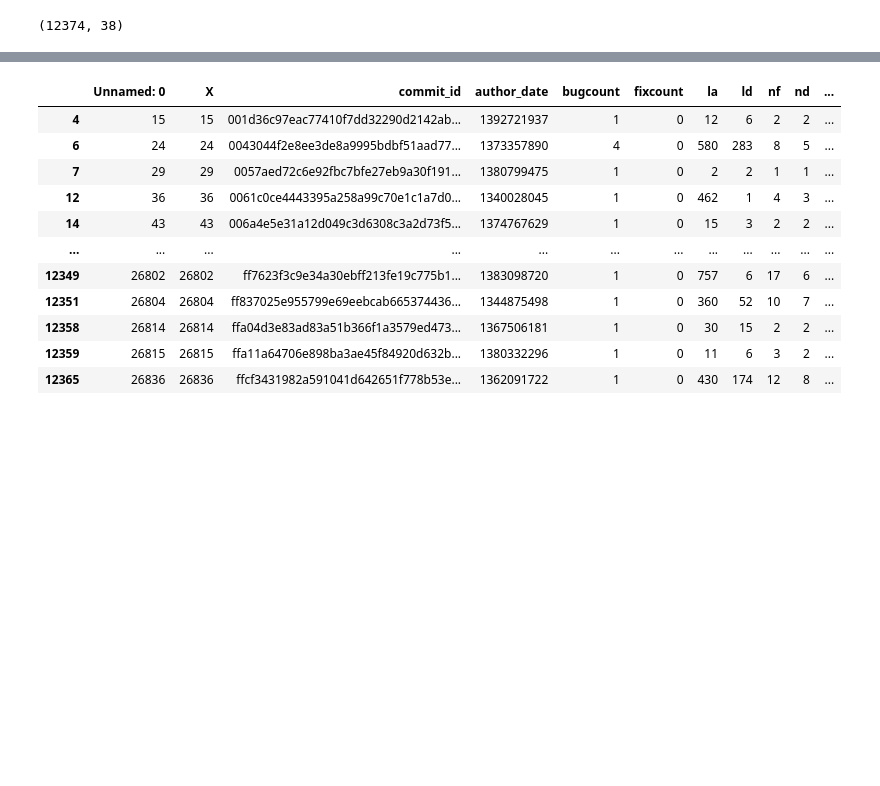
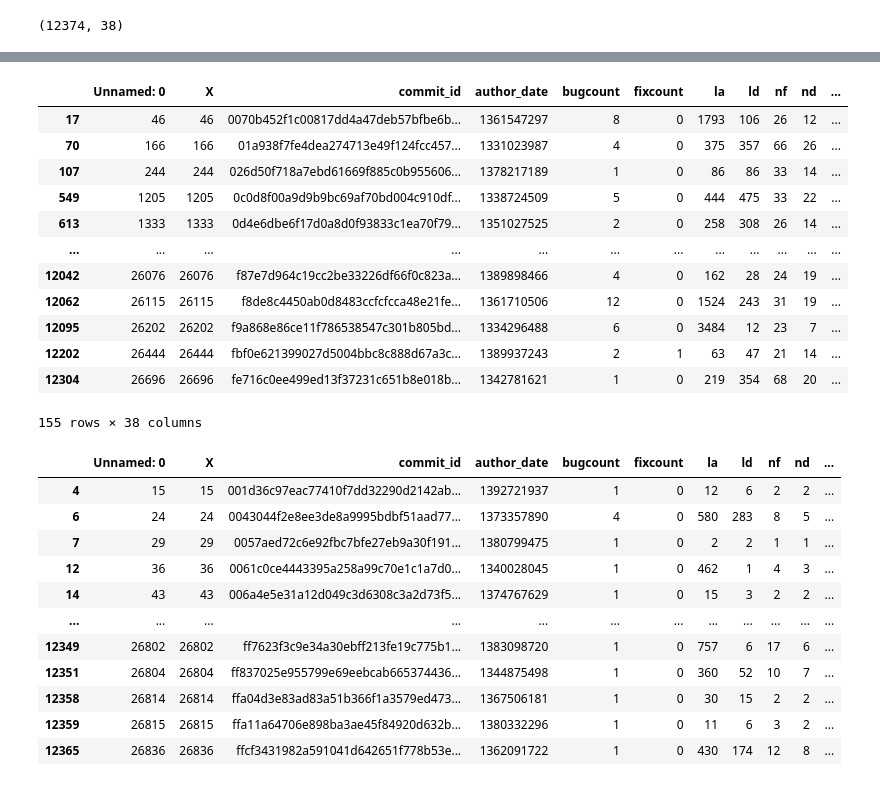
Before and after one commit to uw-swag/jit-bugpred, a Jupyter notebook: notebooks/moving_target.ipynb, the cells around one changed output, grey strips where cells are left out. Cells and saved outputs as stored; diff of their text form; code cells hidden in the pictures; blank space fills up the shorter version.

```diff
--- a/notebooks/moving_target.ipynb
+++ b/notebooks/moving_target.ipynb
@@ -13 +33,17 @@ df1.shape
+# %%
+df1[(df1['buggy'] == 'TRUE') & (df1['nf'] > 20)]
+# %% [output]
+|  | Unnamed: 0 | X | commit_id | author_date | bugcount | fixcount | la | ld | nf | nd | ... |
+| 17 | 46 | 46 | 0070b452f1c00817dd4a47deb57bfbe6b... | 1361547297 | 8 | 0 | 1793 | 106 | 26 | 12 | ... |
+| 70 | 166 | 166 | 01a938f7fe4dea274713e49f124fcc457... | 1331023987 | 4 | 0 | 375 | 357 | 66 | 26 | ... |
+| 107 | 244 | 244 | 026d50f718a7ebd61669f885c0b955606... | 1378217189 | 1 | 0 | 86 | 86 | 33 | 14 | ... |
+| 549 | 1205 | 1205 | 0c0d8f00a9d9b9bc69af70bd004c910df... | 1338724509 | 5 | 0 | 444 | 475 | 33 | 22 | ... |
+| 613 | 1333 | 1333 | 0d4e6dbe6f17d0a8d0f93833c1ea70f79... | 1351027525 | 2 | 0 | 258 | 308 | 26 | 14 | ... |
+| ... | ... | ... | ... | ... | ... | ... | ... | ... | ... | ... | ... |
+| 12042 | 26076 | 26076 | f87e7d964c19cc2be33226df66f0c823a... | 1389898466 | 4 | 0 | 162 | 28 | 24 | 19 | ... |
+| 12062 | 26115 | 26115 | f8de8c4450ab0d8483ccfcfcca48e21fe... | 1361710506 | 12 | 0 | 1524 | 243 | 31 | 19 | ... |
+| 12095 | 26202 | 26202 | f9a868e86ce11f786538547c301b805bd... | 1334296488 | 6 | 0 | 3484 | 12 | 23 | 7 | ... |
+| 12202 | 26444 | 26444 | fbf0e621399027d5004bbc8c888d67a3c... | 1389937243 | 2 | 1 | 63 | 47 | 21 | 14 | ... |
+| 12304 | 26696 | 26696 | fe716c0ee499ed13f37231c651b8e018b... | 1342781621 | 1 | 0 | 219 | 354 | 68 | 20 | ... |
+155 rows × 38 columns
 # %%
```
Also changed, not shown: parts of 25 cells of this notebook, 7 other files.
